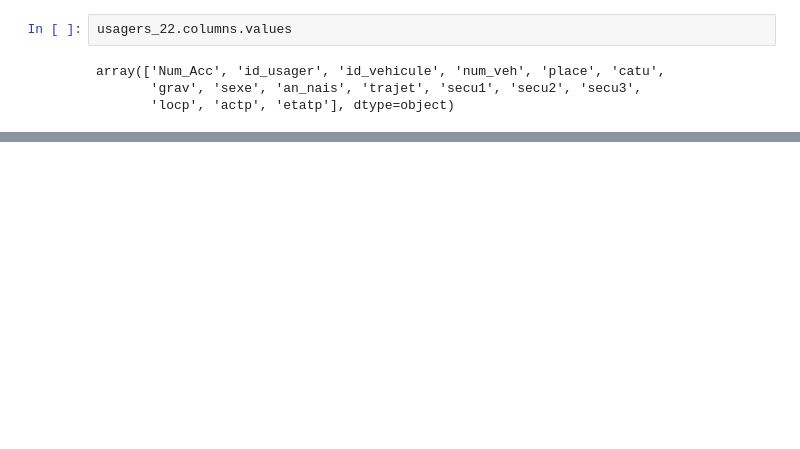
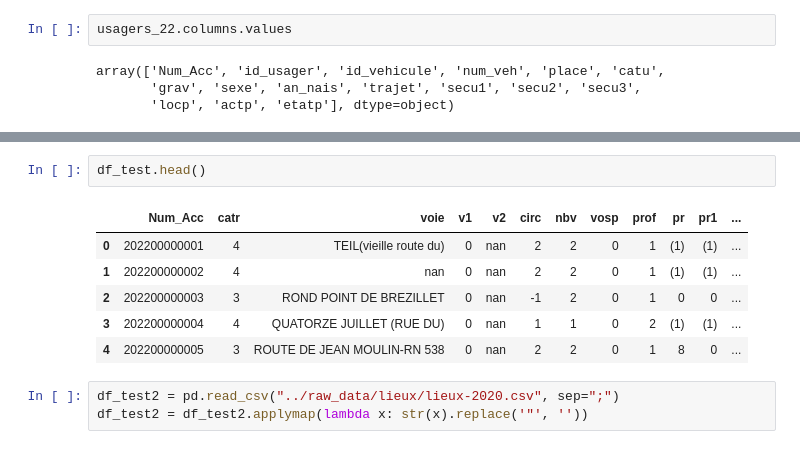
Before and after one commit to AurelienBr22/CyclingFacilities, a Jupyter notebook: notebooks/notebook_chams.ipynb, the cells around one changed output, grey strips where cells are left out. Saved outputs shown, nothing was run; the diff lists cells and outputs as text; blank space fills up the shorter version.

```diff
--- a/notebooks/notebook_chams.ipynb
+++ b/notebooks/notebook_chams.ipynb
@@ -71,0 +144,12 @@ array(['Num_Acc', 'id_usager', 'id_vehicule', 'num_veh', 'place', 'catu',
+# %%
+df_test.head()
+# %% [output]
+|  | Num_Acc | catr | voie | v1 | v2 | circ | nbv | vosp | prof | pr | pr1 | ... |
+| 0 | 202200000001 | 4 | TEIL(vieille route du) | 0 | nan | 2 | 2 | 0 | 1 | (1) | (1) | ... |
+| 1 | 202200000002 | 4 | nan | 0 | nan | 2 | 2 | 0 | 1 | (1) | (1) | ... |
+| 2 | 202200000003 | 3 | ROND POINT DE BREZILLET | 0 | nan | -1 | 2 | 0 | 1 | 0 | 0 | ... |
+| 3 | 202200000004 | 4 | QUATORZE JUILLET (RUE DU) | 0 | nan | 1 | 1 | 0 | 2 | (1) | (1) | ... |
+| 4 | 202200000005 | 3 | ROUTE DE JEAN MOULIN-RN 538 | 0 | nan | 2 | 2 | 0 | 1 | 8 | 0 | ... |
+# %%
+df_test2 = pd.read_csv("../raw_data/lieux/lieux-2020.csv", sep=";")
+df_test2 = df_test2.applymap(lambda x: str(x).replace('"', ''))
```
Also changed, not shown: parts of 25 cells of this notebook.
